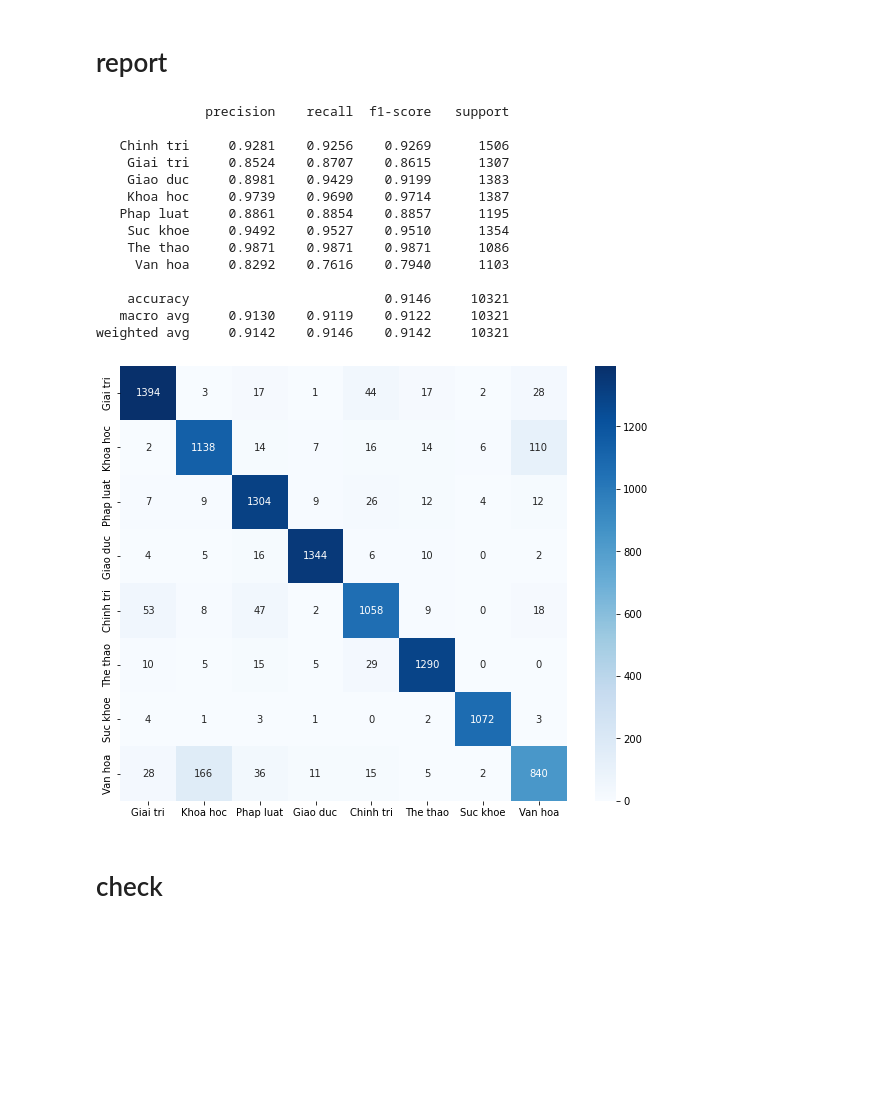
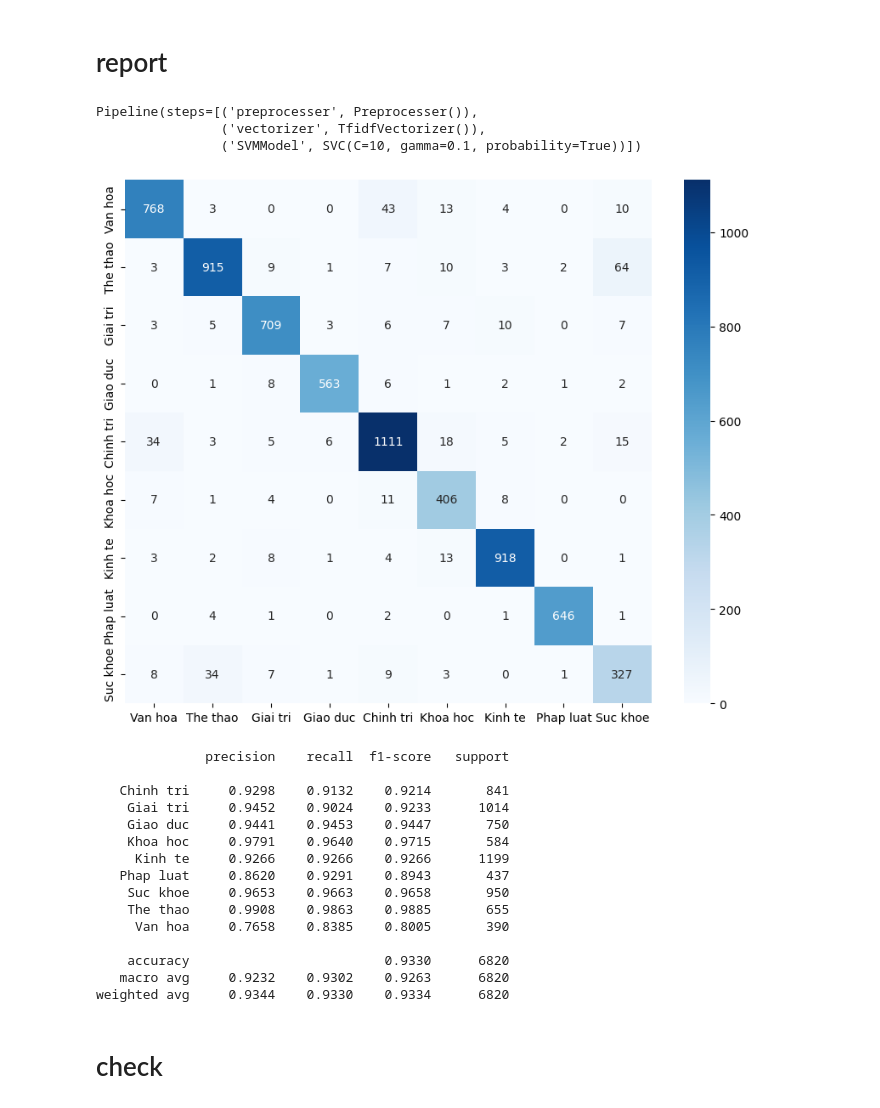
Before and after one commit to duytrandev/DATN, a Jupyter notebook: Classification/MachineLearning/SVM.ipynb, the cells around one changed output. Cells and saved outputs as stored; diff of their text form; code cells hidden in the pictures; blank space fills up the shorter version.

```diff
--- a/Classification/MachineLearning/SVM.ipynb
+++ b/Classification/MachineLearning/SVM.ipynb
@@ -113,5 +113,5 @@ len(cc)
 # %% [markdown]
 # modeling
 # %%
-classifier = svm.SVC(C= 10, gamma= 0.1, kernel= "rbf")
-classifier.fit(vector_train, Y_train)
+classifier = svm.SVC(C= 10, gamma= 0.1, kernel= "rbf", probability=True)
+# classifier.fit(vector_train, Y_train)
@@ -125,20 +123,5 @@ y_pred = classifier.predict(vector_test)
 # %% [markdown]
 # report
 # %%
-# heatconmat(y_pred, Y_test)
-print(classification_report(y_pred, Y_test, digits=4))
+# # heatconmat(y_pred, Y_test)
+# print(classification_report(y_pred, Y_test, digits=4))
-# %% [output]
-              precision    recall  f1-score   support
-
-   Chinh tri     0.9281    0.9256    0.9269      1506
-    Giai tri     0.8524    0.8707    0.8615      1307
-    Giao duc     0.8981    0.9429    0.9199      1383
-    Khoa hoc     0.9739    0.9690    0.9714      1387
-   Phap luat     0.8861    0.8854    0.8857      1195
-    Suc khoe     0.9492    0.9527    0.9510      1354
-    The thao     0.9871    0.9871    0.9871      1086
-     Van hoa     0.8292    0.7616    0.7940      1103
-
-    accuracy                         0.9146     10321
-   macro avg     0.9130    0.9119    0.9122     10321
-weighted avg     0.9142    0.9146    0.9142     10321
@@ -145,15 +141,48 @@ weighted avg     0.9142    0.9146    0.9142     10321
+# %%
+import sys
+sys.path.insert(1, '../../FeatureEngineering/')
+import preprocessing
+preprocesser = preprocessing.Preprocesser()
+# %%
+from sklearn.pipeline import Pipeline
+pipe = Pipeline([('preprocesser', preprocesser), ('vectorizer', tf_idf_vec), ('SVMModel', classifier)])
+pipe.fit(X_train, Y_train)
+# %% [output]
+Pipeline(steps=[('preprocesser', Preprocesser()),
+                ('vectorizer', TfidfVectorizer()),
+                ('SVMModel', SVC(C=10, gamma=0.1, probability=True))])
+# %%
+y_pred = pipe.predict(X_test)
 # %%
 import seaborn as sns
 import matplotlib.pyplot as plt
 from sklearn.metrics import confusion_matrix
 
 def heatconmat(y_pred, y_test):
   plt.figure(figsize=(10,8))
   cnf_matrix = confusion_matrix(y_pred, y_test)
   ax = sns.heatmap(cnf_matrix, annot=True, fmt='', cmap='Blues')
-  ax.xaxis.set_ticklabels(list(set(y_test)))
+  ax.xaxis.set_ticklabels(list(set(y_pred)))
   ax.yaxis.set_ticklabels(list(set(y_test)))
   plt.show()
 heatconmat(y_pred, Y_test)
 # %% [output]
-[figure, old version]
+[figure, new version]
+# %%
+print(classification_report(y_pred, Y_test, digits=4))
+# %% [output]
+              precision    recall  f1-score   support
+
+   Chinh tri     0.9298    0.9132    0.9214       841
+    Giai tri     0.9452    0.9024    0.9233      1014
+    Giao duc     0.9441    0.9453    0.9447       750
+    Khoa hoc     0.9791    0.9640    0.9715       584
+     Kinh te     0.9266    0.9266    0.9266      1199
+   Phap luat     0.8620    0.9291    0.8943       437
+    Suc khoe     0.9653    0.9663    0.9658       950
+    The thao     0.9908    0.9863    0.9885       655
+     Van hoa     0.7658    0.8385    0.8005       390
+
+    accuracy                         0.9330      6820
+   macro avg     0.9232    0.9302    0.9263      6820
+weighted avg     0.9344    0.9330    0.9334      6820
```
Also changed, not shown: parts of 22 cells of this notebook, 25 other files.
